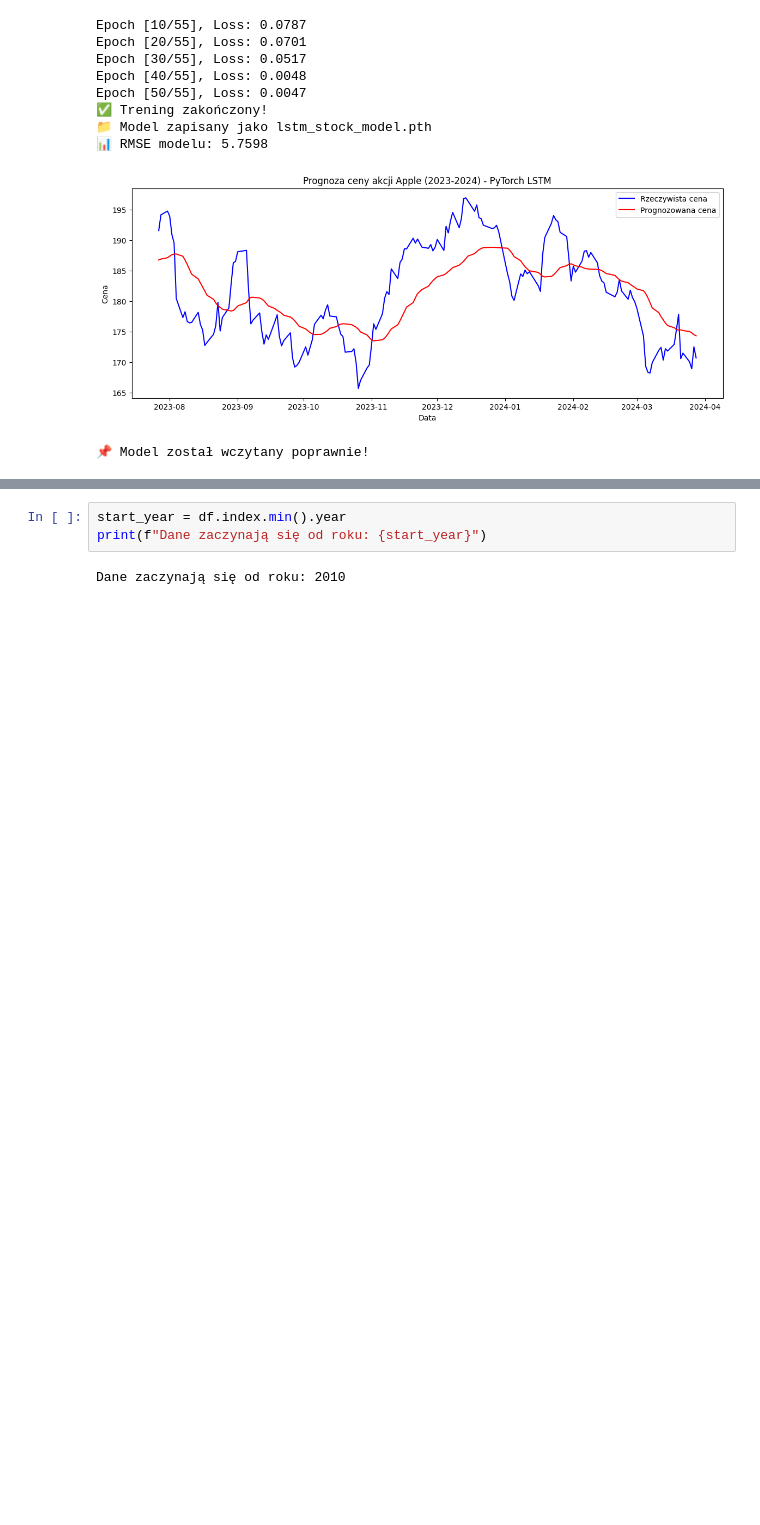
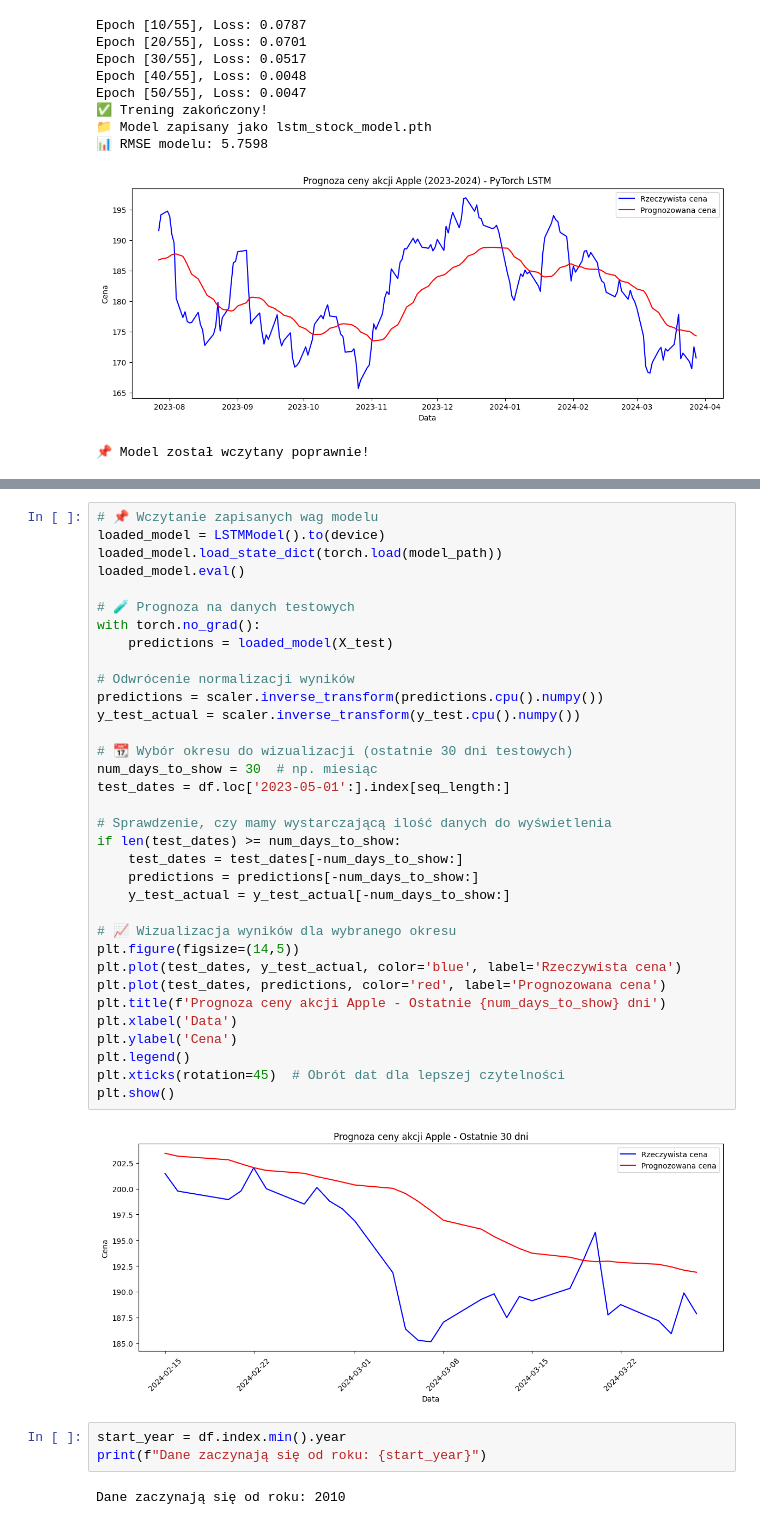
Before and after one commit to BartekLB/DrzewaProjekt, a Jupyter notebook: Akcje_na_gpu.ipynb, the cells around one changed output, grey strips where cells are left out. Saved outputs shown, nothing was run; the diff lists cells and outputs as text; blank space fills up the shorter version.

```diff
--- a/Akcje_na_gpu.ipynb
+++ b/Akcje_na_gpu.ipynb
@@ -309,3 +208,39 @@ Ostatnia dostępna data przed lutym 2024: 2024-01-31 00:00:00
+# %%
+# 📌 Wczytanie zapisanych wag modelu
+loaded_model = LSTMModel().to(device)
+loaded_model.load_state_dict(torch.load(model_path))
+loaded_model.eval()
+
+# 🧪 Prognoza na danych testowych
+with torch.no_grad():
+    predictions = loaded_model(X_test)
+
+# Odwrócenie normalizacji wyników
+predictions = scaler.inverse_transform(predictions.cpu().numpy())
+y_test_actual = scaler.inverse_transform(y_test.cpu().numpy())
+
+# 📆 Wybór okresu do wizualizacji (ostatnie 30 dni testowych)
+num_days_to_show = 30  # np. miesiąc
+test_dates = df.loc['2023-05-01':].index[seq_length:]
+
+# Sprawdzenie, czy mamy wystarczającą ilość danych do wyświetlenia
+if len(test_dates) >= num_days_to_show:
+    test_dates = test_dates[-num_days_to_show:]
+    predictions = predictions[-num_days_to_show:]
+    y_test_actual = y_test_actual[-num_days_to_show:]
+
+# 📈 Wizualizacja wyników dla wybranego okresu
+plt.figure(figsize=(14,5))
+plt.plot(test_dates, y_test_actual, color='blue', label='Rzeczywista cena')
+plt.plot(test_dates, predictions, color='red', label='Prognozowana cena')
+plt.title(f'Prognoza ceny akcji Apple - Ostatnie {num_days_to_show} dni')
+plt.xlabel('Data')
+plt.ylabel('Cena')
+plt.legend()
+plt.xticks(rotation=45)  # Obrót dat dla lepszej czytelności
+plt.show()
+# %% [output]
+[figure, added]
 # %%
 start_year = df.index.min().year
 print(f"Dane zaczynają się od roku: {start_year}")
```
Also changed, not shown: parts of 1 cell of this notebook.
